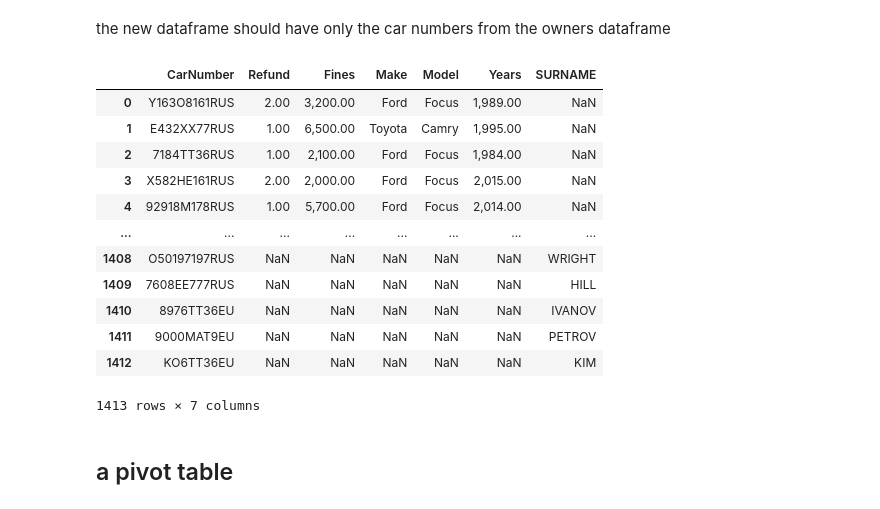
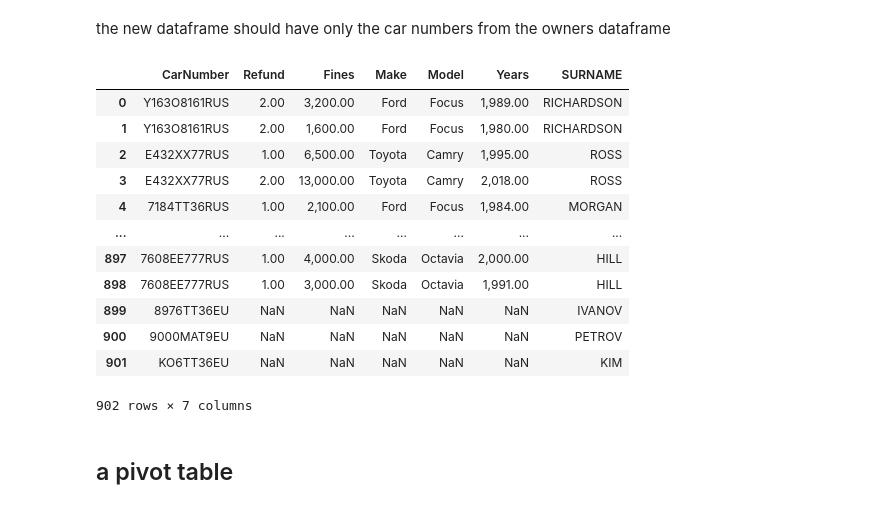
Before and after one commit to greg-gav/Python_DS_42_Picine, a Jupyter notebook: day_05/ex04/enrichment.ipynb, the cells around one changed output. Drawn from its saved outputs; the diff is of its cells as text; code cells hidden in the pictures.

```diff
--- a/day_05/ex04/enrichment.ipynb
+++ b/day_05/ex04/enrichment.ipynb
@@ -220,22 +220,22 @@ res
 # %% [markdown]
 the new dataframe should have only the car numbers from the owners dataframe
-# %%
-res = pd.concat([fines[fines.CarNumber.isin(owners.CarNumber)], owners]).reset_index(drop=True)
-res
-# %% [output]
-|  | CarNumber | Refund | Fines | Make | Model | Years | SURNAME |
-| 0 | Y163O8161RUS | 2.00 | 3,200.00 | Ford | Focus | 1,989.00 | NaN |
-| 1 | E432XX77RUS | 1.00 | 6,500.00 | Toyota | Camry | 1,995.00 | NaN |
-| 2 | 7184TT36RUS | 1.00 | 2,100.00 | Ford | Focus | 1,984.00 | NaN |
-| 3 | X582HE161RUS | 2.00 | 2,000.00 | Ford | Focus | 2,015.00 | NaN |
-| 4 | 92918M178RUS | 1.00 | 5,700.00 | Ford | Focus | 2,014.00 | NaN |
-| ... | ... | ... | ... | ... | ... | ... | ... |
-| 1408 | O50197197RUS | NaN | NaN | NaN | NaN | NaN | WRIGHT |
-| 1409 | 7608EE777RUS | NaN | NaN | NaN | NaN | NaN | HILL |
-| 1410 | 8976TT36EU | NaN | NaN | NaN | NaN | NaN | IVANOV |
-| 1411 | 9000MAT9EU | NaN | NaN | NaN | NaN | NaN | PETROV |
-| 1412 | KO6TT36EU | NaN | NaN | NaN | NaN | NaN | KIM |
-1413 rows × 7 columns
+# %%
+res = pd.merge(fines,owners,on='CarNumber', how='right')
+res
+# %% [output]
+|  | CarNumber | Refund | Fines | Make | Model | Years | SURNAME |
+| 0 | Y163O8161RUS | 2.00 | 3,200.00 | Ford | Focus | 1,989.00 | RICHARDSON |
+| 1 | Y163O8161RUS | 2.00 | 1,600.00 | Ford | Focus | 1,980.00 | RICHARDSON |
+| 2 | E432XX77RUS | 1.00 | 6,500.00 | Toyota | Camry | 1,995.00 | ROSS |
+| 3 | E432XX77RUS | 2.00 | 13,000.00 | Toyota | Camry | 2,018.00 | ROSS |
+| 4 | 7184TT36RUS | 1.00 | 2,100.00 | Ford | Focus | 1,984.00 | MORGAN |
+| ... | ... | ... | ... | ... | ... | ... | ... |
+| 897 | 7608EE777RUS | 1.00 | 4,000.00 | Skoda | Octavia | 2,000.00 | HILL |
+| 898 | 7608EE777RUS | 1.00 | 3,000.00 | Skoda | Octavia | 1,991.00 | HILL |
+| 899 | 8976TT36EU | NaN | NaN | NaN | NaN | NaN | IVANOV |
+| 900 | 9000MAT9EU | NaN | NaN | NaN | NaN | NaN | PETROV |
+| 901 | KO6TT36EU | NaN | NaN | NaN | NaN | NaN | KIM |
+902 rows × 7 columns
 # %% [markdown]
 ## a pivot table
 # %%
```
Also changed, not shown: parts of 5 cells of this notebook, 5 other files.
